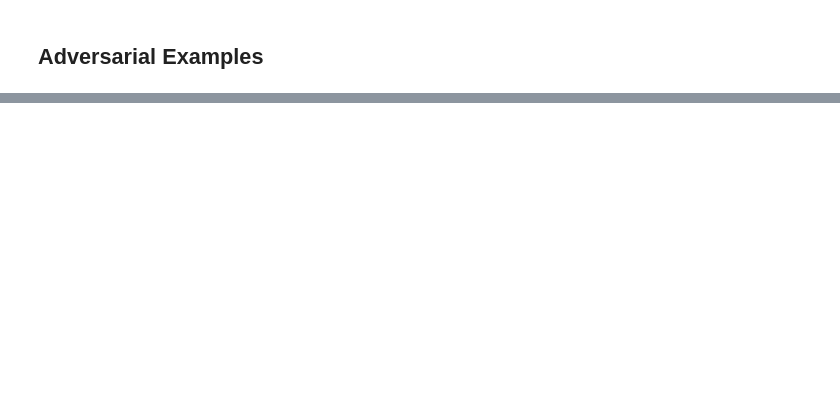
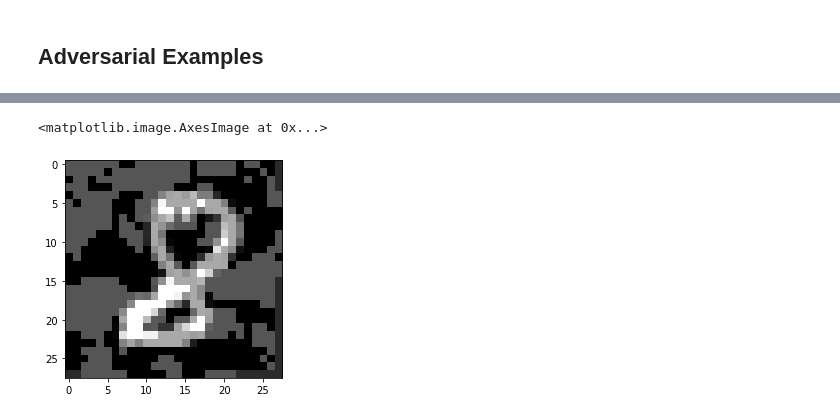
Before and after one commit to Cambridge-Uni-MLMI-Advanced-ML-21-22-G7/Explaining-and-Harnessing-Adversarial-Examples, a Jupyter notebook: pytorch_mnist.ipynb, the cells around one changed output, grey strips where cells are left out. Saved outputs shown, nothing was run; the diff lists cells and outputs as text; code cells hidden in the pictures; blank space fills up the shorter version.

```diff
--- a/pytorch_mnist.ipynb
+++ b/pytorch_mnist.ipynb
@@ -231,0 +243,14 @@ fig.tight_layout()
+# %%
+epsilon = 0.25
+
+updated_bx = final_bx_arrs[0] + epsilon*np.sign(final_bx_arrs[0].grad)
+grad_bx = updated_bx.detach().numpy()
+original_bx = final_bx_arrs[0].detach().numpy()
+
+total_by = final_by_arrs[0].detach().numpy()
+
+for i in range(1,len(final_bx_arrs)):
+    updated_bx = final_bx_arrs[i] + epsilon*np.sign(final_bx_arrs[i].grad)
+    grad_bx = np.vstack((grad_bx, updated_bx.detach().numpy()))
+    original_bx = np.vstack((original_bx, final_bx_arrs[i].detach().numpy()))
+    total_by = np.hstack((total_by, final_by_arrs[i].detach().numpy()))
@@ -231,0 +275,5 @@ fig.tight_layout()
+# %%
+plt.imshow(grad_bx[0,0,:,:], cmap="gray")
+# %% [output]
+<matplotlib.image.AxesImage at 0x...>
+[figure, added]
```
Also changed, not shown: parts of 11 cells of this notebook, 1 other file.
